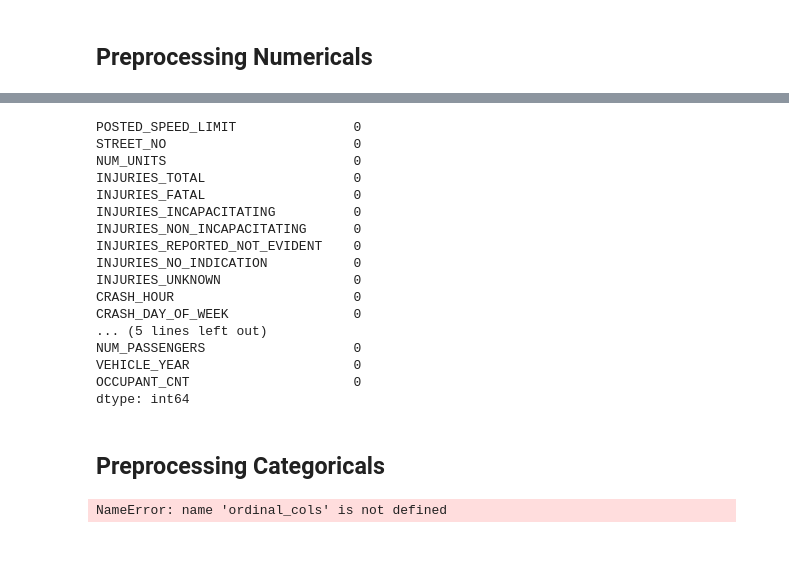
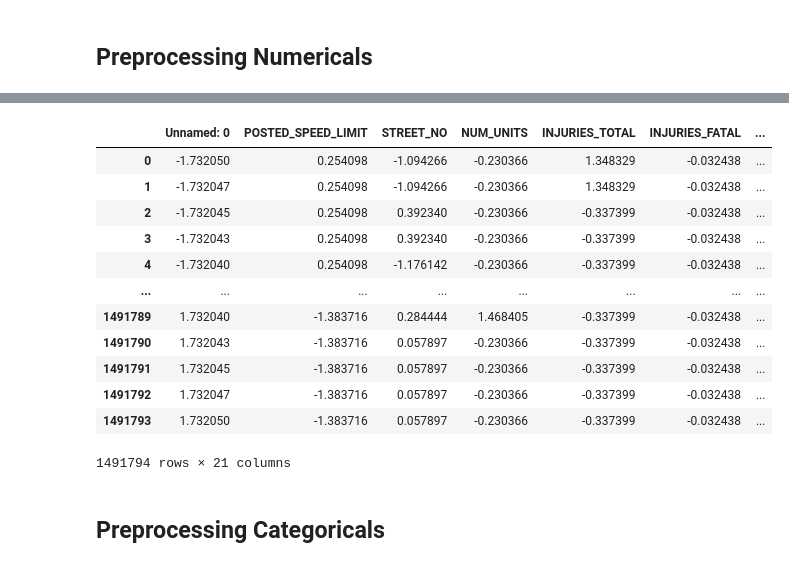
Before and after one commit to Kaewin/project-4, a Jupyter notebook: pipelines.ipynb, the cells around one changed output, grey strips where cells are left out. Saved outputs shown, nothing was run; the diff lists cells and outputs as text; code cells hidden in the pictures.

```diff
--- a/pipelines.ipynb
+++ b/pipelines.ipynb
@@ -2,0 +11,3 @@
+# %%
+# import df_clean
+df = pd.read_csv('data/df_clean.csv')
@@ -29,43 +45,21 @@ array([[ 0.25409834, -1.09426593, -0.23036555, ...,  1.18327123,
 # %%
 # turn df_num_processed back into a dataframe
 df_num_processed = pd.DataFrame(df_num_processed, columns=df_num.columns)
-# %%
-# Check df_num_processed for nulls
-df_num_processed.isna().sum()
-# %% [output]
-POSTED_SPEED_LIMIT               0
-STREET_NO                        0
-NUM_UNITS                        0
-INJURIES_TOTAL                   0
-INJURIES_FATAL                   0
-INJURIES_INCAPACITATING          0
-INJURIES_NON_INCAPACITATING      0
-INJURIES_REPORTED_NOT_EVIDENT    0
-INJURIES_NO_INDICATION           0
-INJURIES_UNKNOWN                 0
-CRASH_HOUR                       0
-CRASH_DAY_OF_WEEK                0
-... (5 lines left out)
-NUM_PASSENGERS                   0
-VEHICLE_YEAR                     0
-OCCUPANT_CNT                     0
-dtype: int64
+# %%
+df_num_processed
+# %% [output]
+|  | Unnamed: 0 | POSTED_SPEED_LIMIT | STREET_NO | NUM_UNITS | INJURIES_TOTAL | INJURIES_FATAL | ... |
+| 0 | -1.732050 | 0.254098 | -1.094266 | -0.230366 | 1.348329 | -0.032438 | ... |
+| 1 | -1.732047 | 0.254098 | -1.094266 | -0.230366 | 1.348329 | -0.032438 | ... |
+| 2 | -1.732045 | 0.254098 | 0.392340 | -0.230366 | -0.337399 | -0.032438 | ... |
+| 3 | -1.732043 | 0.254098 | 0.392340 | -0.230366 | -0.337399 | -0.032438 | ... |
+| 4 | -1.732040 | 0.254098 | -1.176142 | -0.230366 | -0.337399 | -0.032438 | ... |
+| ... | ... | ... | ... | ... | ... | ... | ... |
+| 1491789 | 1.732040 | -1.383716 | 0.284444 | 1.468405 | -0.337399 | -0.032438 | ... |
+| 1491790 | 1.732043 | -1.383716 | 0.057897 | -0.230366 | -0.337399 | -0.032438 | ... |
+| 1491791 | 1.732045 | -1.383716 | 0.057897 | -0.230366 | -0.337399 | -0.032438 | ... |
+| 1491792 | 1.732047 | -1.383716 | 0.057897 | -0.230366 | -0.337399 | -0.032438 | ... |
+| 1491793 | 1.732050 | -1.383716 | 0.057897 | -0.230366 | -0.337399 | -0.032438 | ... |
+1491794 rows × 21 columns
 # %% [markdown]
 ## Preprocessing Categoricals
-# %%
-# Define the pipeline steps for encoding
-ordinal_transformer = Pipeline([
-    ('ordinal', OrdinalEncoder())
-])
-
-nominal_transformer = Pipeline([
-    ('onehot', OneHotEncoder(handle_unknown='ignore'))
-])
-
-# Combine the encoding steps using ColumnTransformer
-preprocessor = ColumnTransformer([
-    ('ordinal_preprocessing', ordinal_transformer, ordinal_cols),
-    ('nominal_preprocessing', nominal_transformer, nominal_cols)
-])
-# %% [output]
-NameError: name 'ordinal_cols' is not defined
```
Also changed, not shown: parts of 12 cells of this notebook.
